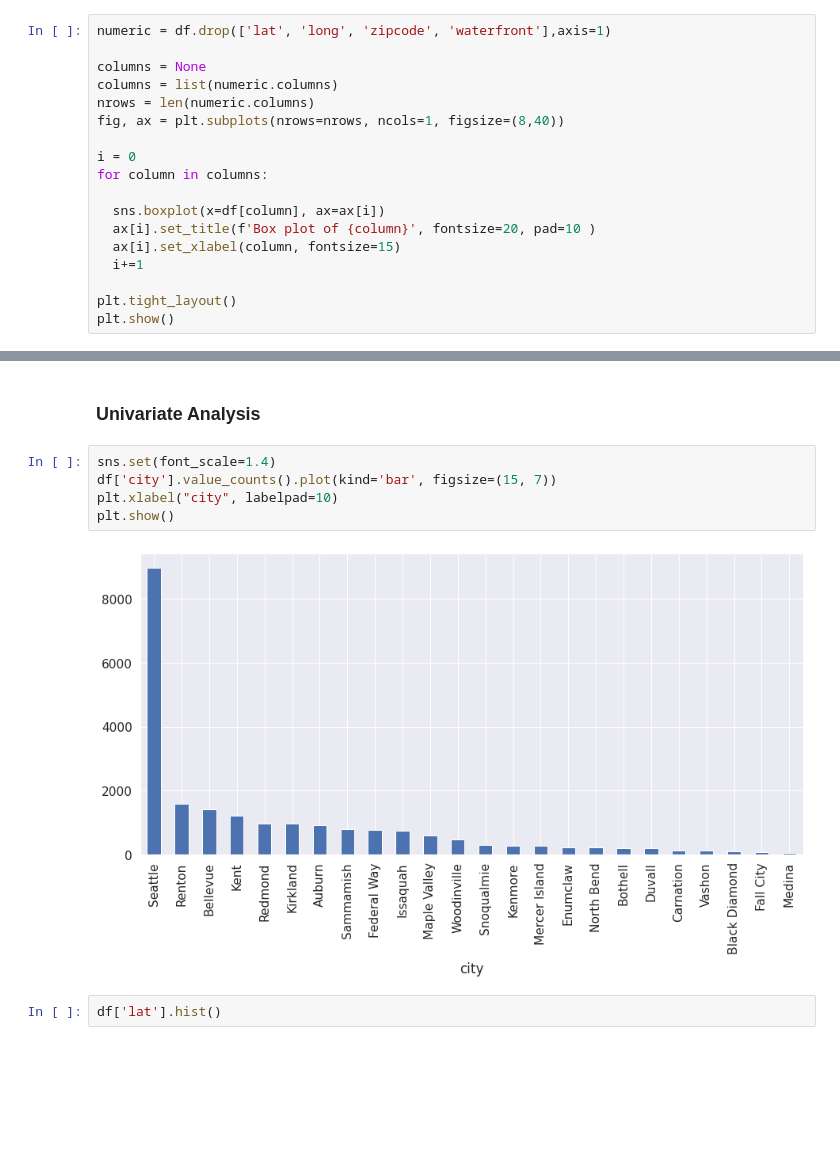
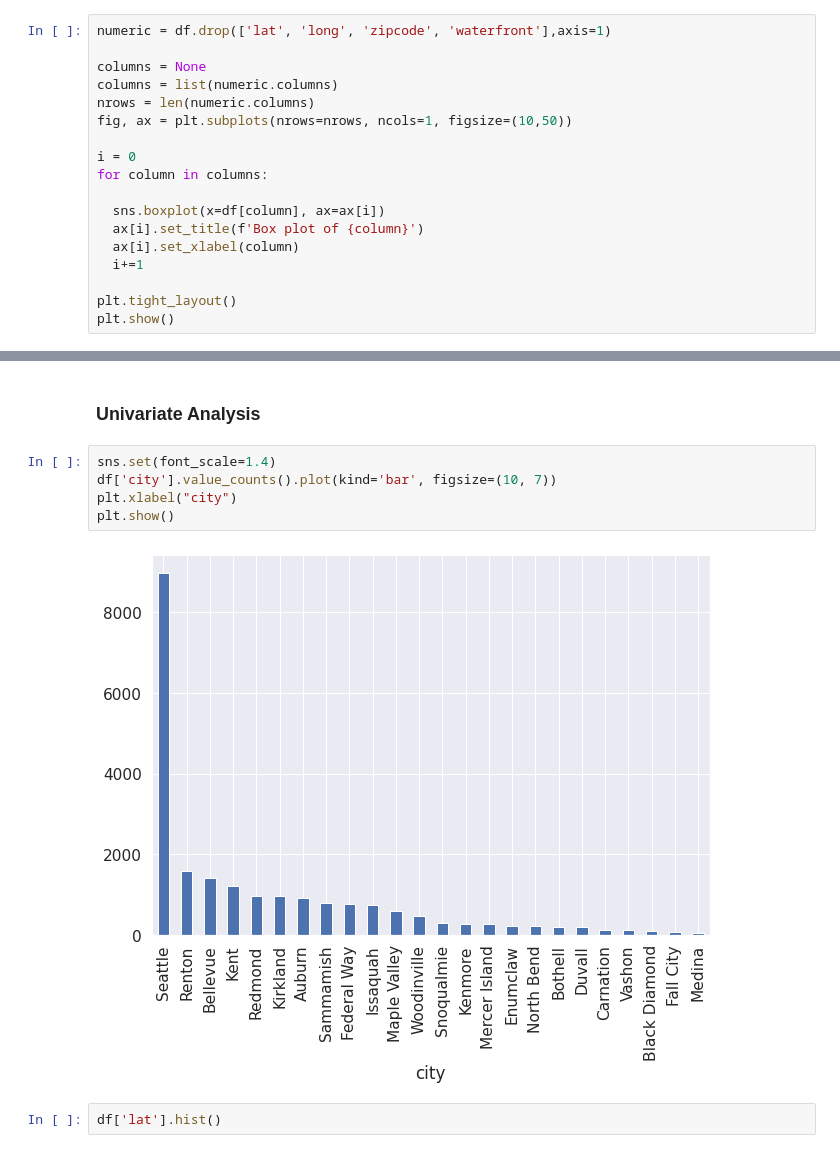
Before and after one commit to JeromeMberia/Hass_Consulting_Company, a Jupyter notebook: IP_Week_7.ipynb, the cells around one changed output, grey strips where cells are left out. Saved outputs shown, nothing was run; the diff lists cells and outputs as text; blank space fills up the shorter version.

```diff
--- a/IP_Week_7.ipynb
+++ b/IP_Week_7.ipynb
@@ -217,14 +229,14 @@ numeric = df.drop(['lat', 'long', 'zipcode', 'waterfront'],axis=1)
 columns = None
 columns = list(numeric.columns)
 nrows = len(numeric.columns)
-fig, ax = plt.subplots(nrows=nrows, ncols=1, figsize=(8,40))
+fig, ax = plt.subplots(nrows=nrows, ncols=1, figsize=(10,50))
 
 i = 0
 for column in columns:
 
   sns.boxplot(x=df[column], ax=ax[i])
-  ax[i].set_title(f'Box plot of {column}', fontsize=20, pad=10 )
-  ax[i].set_xlabel(column, fontsize=15)
+  ax[i].set_title(f'Box plot of {column}')
+  ax[i].set_xlabel(column)
   i+=1
 
 plt.tight_layout()
@@ -304,11 +316,11 @@ df.to_csv('update.csv',)
 ### Univariate Analysis
 # %%
 sns.set(font_scale=1.4)
-df['city'].value_counts().plot(kind='bar', figsize=(15, 7))
-plt.xlabel("city", labelpad=10)
+df['city'].value_counts().plot(kind='bar', figsize=(10, 7))
+plt.xlabel("city")
 plt.show()
 # %% [output]
-[figure, old version]
+[figure, new version]
 # %%
 df['lat'].hist()
 # %% [output]
```
Also changed, not shown: parts of 61 cells of this notebook.
